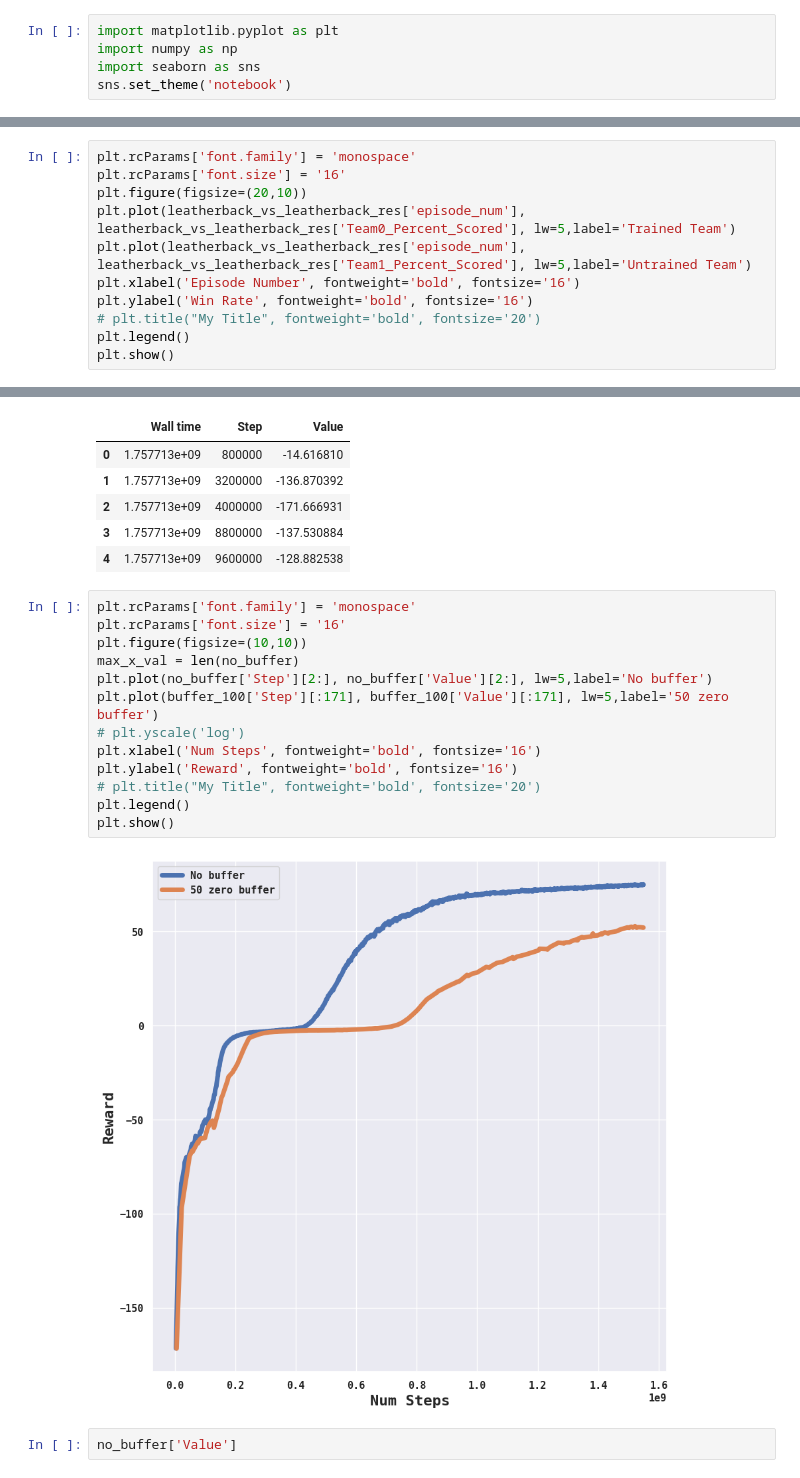
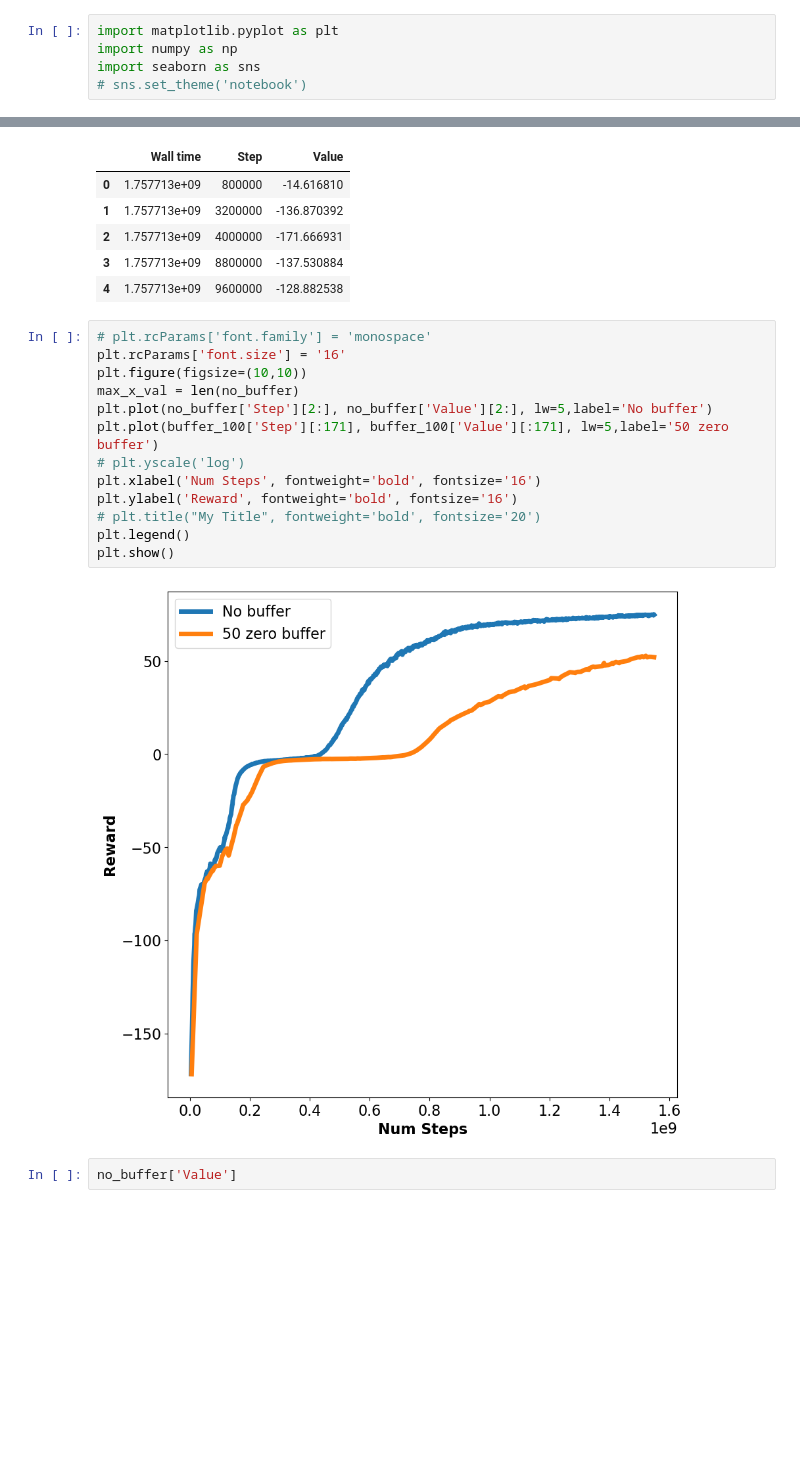
Before and after one commit to DIRECTLab/IsaacLab-HARL, a Jupyter notebook: scripts/reinforcement_learning/harl/paper_plots.ipynb, the cells around one changed output, grey strips where cells are left out. Cells and saved outputs as stored; diff of their text form; blank space fills up the shorter version.

```diff
--- a/scripts/reinforcement_learning/harl/paper_plots.ipynb
+++ b/scripts/reinforcement_learning/harl/paper_plots.ipynb
@@ -2,4 +2,4 @@
 import matplotlib.pyplot as plt
 import numpy as np
 import seaborn as sns
-sns.set_theme('notebook')
+# sns.set_theme('notebook')
@@ -20,11 +5,0 @@ list(leatherback_vs_leatherback_res.keys())
-# %%
-plt.rcParams['font.family'] = 'monospace'
-plt.rcParams['font.size'] = '16'
-plt.figure(figsize=(20,10))
-plt.plot(leatherback_vs_leatherback_res['episode_num'], leatherback_vs_leatherback_res['Team0_Percent_Scored'], lw=5,label='Trained Team')
-plt.plot(leatherback_vs_leatherback_res['episode_num'], leatherback_vs_leatherback_res['Team1_Percent_Scored'], lw=5,label='Untrained Team')
-plt.xlabel('Episode Number', fontweight='bold', fontsize='16')
-plt.ylabel('Win Rate', fontweight='bold', fontsize='16')
-# plt.title("My Title", fontweight='bold', fontsize='20')
-plt.legend()
-plt.show()
@@ -45,20 +18,20 @@ no_buffer.head()
 | 3 | 1.757713e+09 | 8800000 | -137.530884 |
 | 4 | 1.757713e+09 | 9600000 | -128.882538 |
 # %%
-plt.rcParams['font.family'] = 'monospace'
+# plt.rcParams['font.family'] = 'monospace'
 plt.rcParams['font.size'] = '16'
 plt.figure(figsize=(10,10))
 max_x_val = len(no_buffer)
 plt.plot(no_buffer['Step'][2:], no_buffer['Value'][2:], lw=5,label='No buffer')
 plt.plot(buffer_100['Step'][:171], buffer_100['Value'][:171], lw=5,label='50 zero buffer')
 # plt.yscale('log')
 plt.xlabel('Num Steps', fontweight='bold', fontsize='16')
 plt.ylabel('Reward', fontweight='bold', fontsize='16')
 # plt.title("My Title", fontweight='bold', fontsize='20')
 plt.legend()
 plt.show()
 # %% [output]
-[figure, old version]
+[figure, new version]
 # %%
 no_buffer['Value']
 # %% [output]
```
Also changed, not shown: parts of 4 cells of this notebook, 2 other files.
